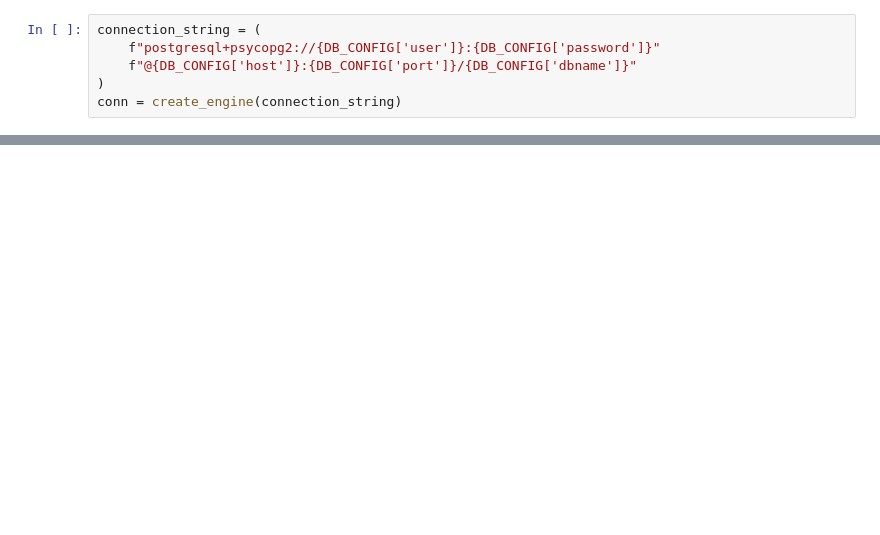
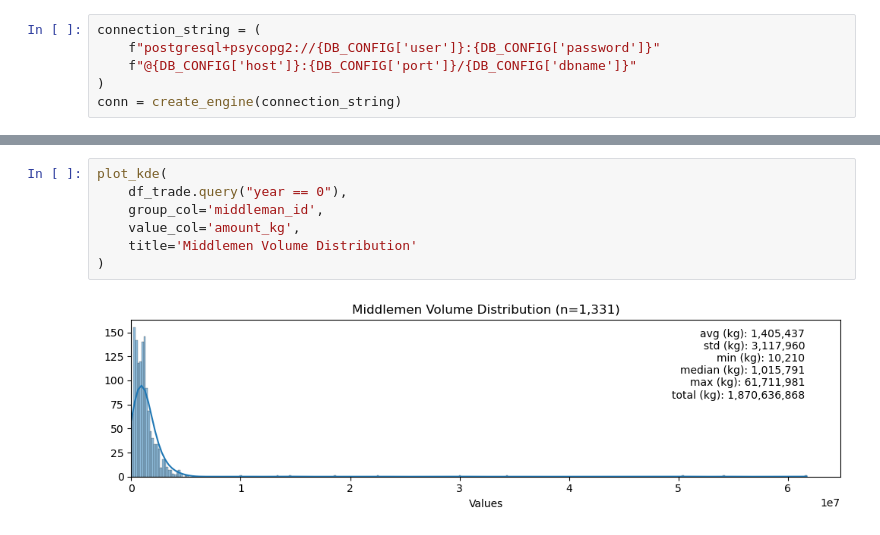
Before and after one commit to ccerv1/supply-chain-simulator, a Jupyter notebook: supply_chain_simulator/DashboardPrototype.ipynb, the cells around one changed output, grey strips where cells are left out. Cells and saved outputs as stored; diff of their text form; blank space fills up the shorter version.

```diff
--- a/supply_chain_simulator/DashboardPrototype.ipynb
+++ b/supply_chain_simulator/DashboardPrototype.ipynb
@@ -1161,0 +126,9 @@ Number of unique farmers across 17 random exporters: 512,783 out of 547,195 tota
+# %%
+plot_kde(
+    df_trade.query("year == 0"),
+    group_col='middleman_id',
+    value_col='amount_kg',
+    title='Middlemen Volume Distribution'
+)
+# %% [output]
+[figure, added]
```
Also changed, not shown: parts of 80 cells of this notebook, 1 other file.
